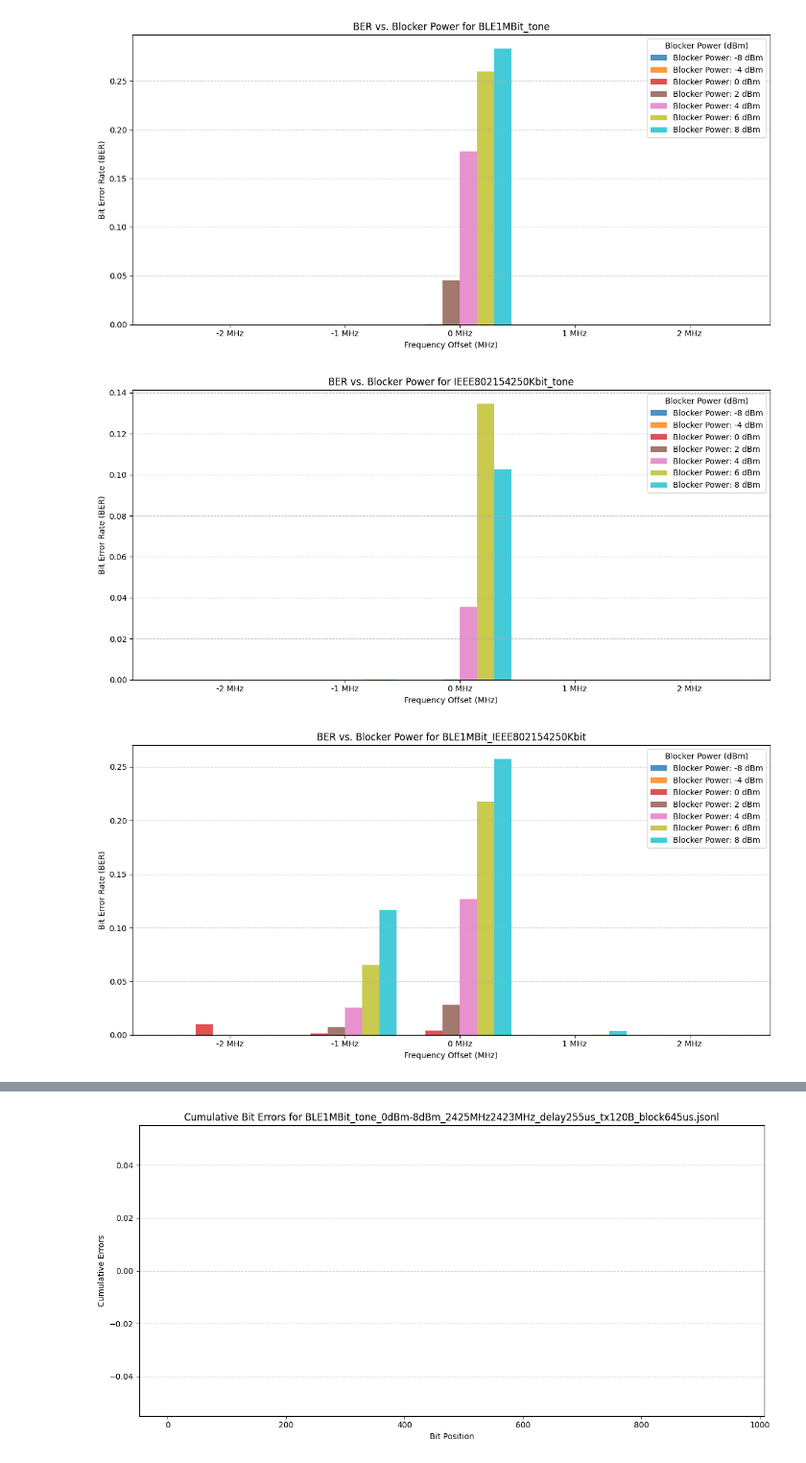
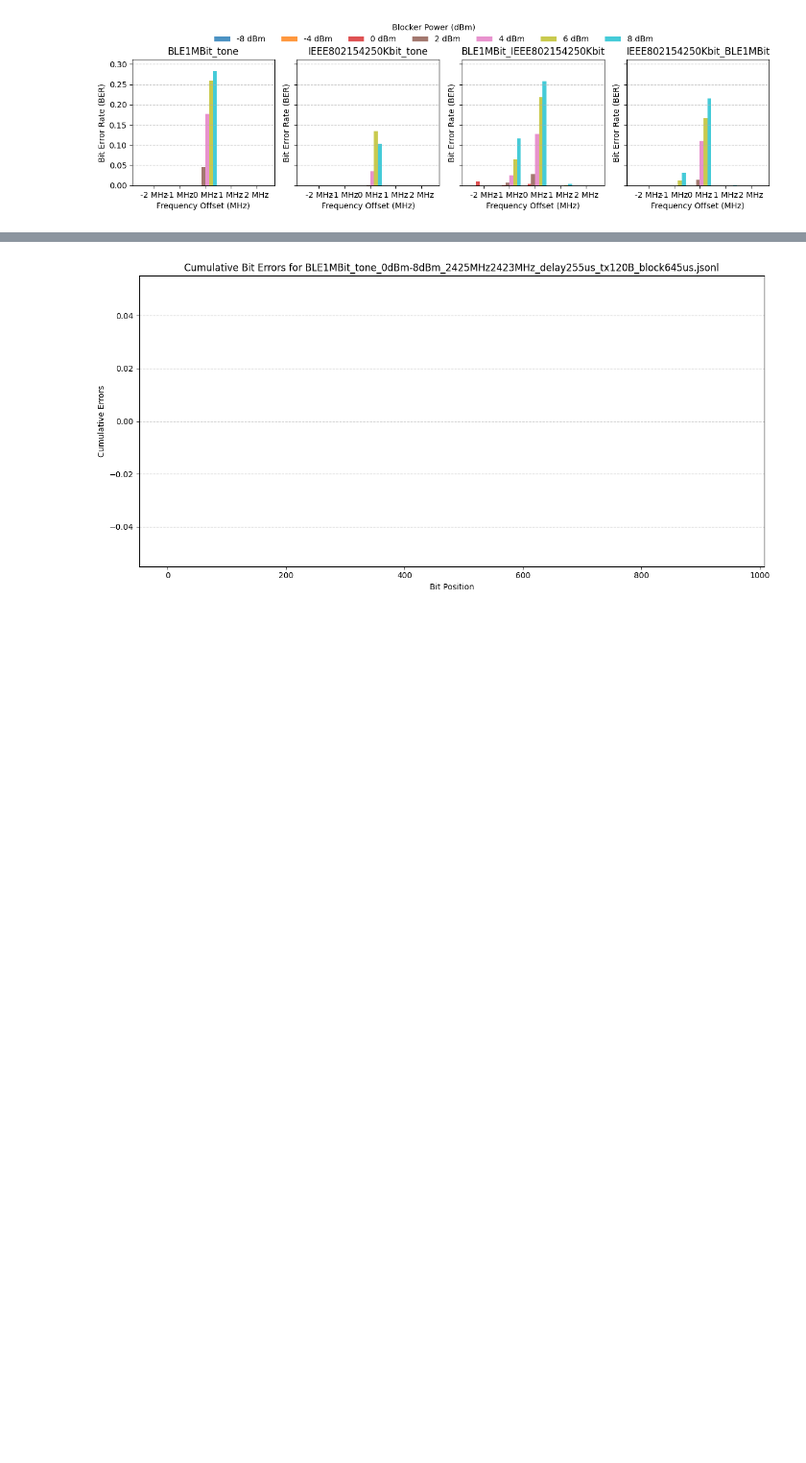
Before and after one commit to Zimrahin/DotBot-firmware, a Jupyter notebook: a_python/plot_ratio_wrong_bits.ipynb, the cells around one changed output, grey strips where cells are left out. Shown at 96% size. Drawn from its saved outputs; the diff is of its cells as text; code cells hidden in the pictures; blank space fills up the shorter version.

Commit message:
BER rate plot done (just needs polishing)

```diff
--- a/a_python/plot_ratio_wrong_bits.ipynb
+++ b/a_python/plot_ratio_wrong_bits.ipynb
@@ -177,65 +177,78 @@ add_bit_errors_to_files_dict(files_dict)
 import matplotlib.pyplot as plt
 import numpy as np
 
-# Function to create grouped bar plot for BER vs. Blocker Power
-def plot_grouped_ber(files_dict):
+# Function to create grouped bar plots as subplots
+def plot_grouped_ber_with_subplots(files_dict):
+    # Determine the maximum y-axis value across all groups for uniformity
+    max_y_value = 0
+    ber_data_by_group = {}
+
+    # First pass: Calculate BER and find max value for y-axis
     for transmitter_blocker_group, files in files_dict.items():
-        # Group files by frequency offset
         grouped_data = {}
         for file in files:
             freq_offset = file["frequency_offset"]
             if freq_offset not in grouped_data:
                 grouped_data[freq_offset] = []
             grouped_data[freq_offset].append(file)
 
-        # Sort frequency offsets for consistent order
         sorted_offsets = sorted(grouped_data.keys())
-        bar_width = 0.15  # Width of each bar
-        x_positions = np.arange(len(sorted_offsets))  # X positions for frequency offsets
+        blocker_powers = sorted(set(file["block_power"] for file in files))
+        group_ber_data = []
 
-        # Collect all unique blocker powers and sort them
-        blocker_powers = sorted(
-            set(file["block_power"] for file in files)
-        )
-        colours = plt.cm.tab10(np.linspace(0, 1, len(blocker_powers)))  # Assign colours
-
-        # Create the plot
-        plt.figure(figsize=(12, 6))
-        for idx, block_power in enumerate(blocker_powers):
+        for block_power in blocker_powers:
             ber_values = []
             for freq_offset in sorted_offsets:
-                # Extract the BER for this blocker power and frequency offset
                 power_files = [
                     f for f in grouped_data[freq_offset]
                     if f["block_power"] == block_power
                 ]
-                # If a matching file exists, append its BER; otherwise, append 0 or NaN
                 ber_values.append(power_files[0]["ber"] if power_files else np.nan)
+            group_ber_data.append((block_power, ber_values))
+            max_y_value = max(max_y_value, *ber_values)
 
-            # Offset bars to create a grouped effect
+        ber_data_by_group[transmitter_blocker_group] = (sorted_offsets, blocker_powers, group_ber_data)
+
+    # Plotting: Create subplots for each group
+    fig, axes = plt.subplots(1, len(ber_data_by_group), figsize=(12, 3.5), sharey=True)
+
+    for ax, (transmitter_blocker_group, (sorted_offsets, blocker_powers, group_ber_data)) in zip(axes, ber_data_by_group.items()):
+        bar_width = 0.15
+        x_positions = np.arange(len(sorted_offsets))
+        colours = plt.cm.tab10(np.linspace(0, 1, len(blocker_powers)))
+
+        for idx, (block_power, ber_values) in enumerate(group_ber_data):
             bar_positions = x_positions + (idx - len(blocker_powers) / 2) * bar_width
-            plt.bar(
+            ax.bar(
                 bar_positions,
                 ber_values,
                 width=bar_width,
                 color=colours[idx],
-                label=f"Blocker Power: {block_power} dBm",
+                label=f"{block_power} dBm",
                 alpha=0.8,
             )
 
-        # Customise plot
-        plt.title(f"BER vs. Blocker Power for {transmitter_blocker_group}")
-        plt.xlabel("Frequency Offset (MHz)")
-        plt.ylabel("Bit Error Rate (BER)")
-        plt.xticks(x_positions, [f"{offset} MHz" for offset in sorted_offsets])
-        plt.legend(title="Blocker Power (dBm)")
-        plt.grid(axis="y", linestyle="--", alpha=0.7)
-        plt.tight_layout()
-        plt.show()
+        ax.set_title(transmitter_blocker_group)
+        ax.set_xticks(x_positions)
+        ax.set_xticklabels([f"{offset} MHz" for offset in sorted_offsets])
+        ax.grid(axis="y", linestyle="--", alpha=0.7)
+
+    # Uniform y-axis across all subplots
+    for ax in axes:
+        ax.set_ylim(0, max_y_value*1.1)
+        ax.set_xlabel("Frequency Offset (MHz)")
+        ax.set_ylabel("Bit Error Rate (BER)")
+
+    # Add legend outside the plots for clarity
+    handles, labels = axes[-1].get_legend_handles_labels()
+    fig.legend(handles, labels, loc='upper center', ncol=len(blocker_powers), title="Blocker Power (dBm)", frameon=False)
+    fig.tight_layout(rect=[0, 0, 1, 0.9])  # Adjust layout for the legend
+
+    fig.savefig("BER_plot.pdf", format="pdf", bbox_inches="tight")
+
+    plt.show()
 
 # Call the function
-plot_grouped_ber(files_dict)
+plot_grouped_ber_with_subplots(files_dict)
 # %% [output]
-[figure, old version]
+[figure, new version]
-[figure, removed]
-[figure, removed]
```
Also changed, not shown: parts of 1 cell of this notebook.
